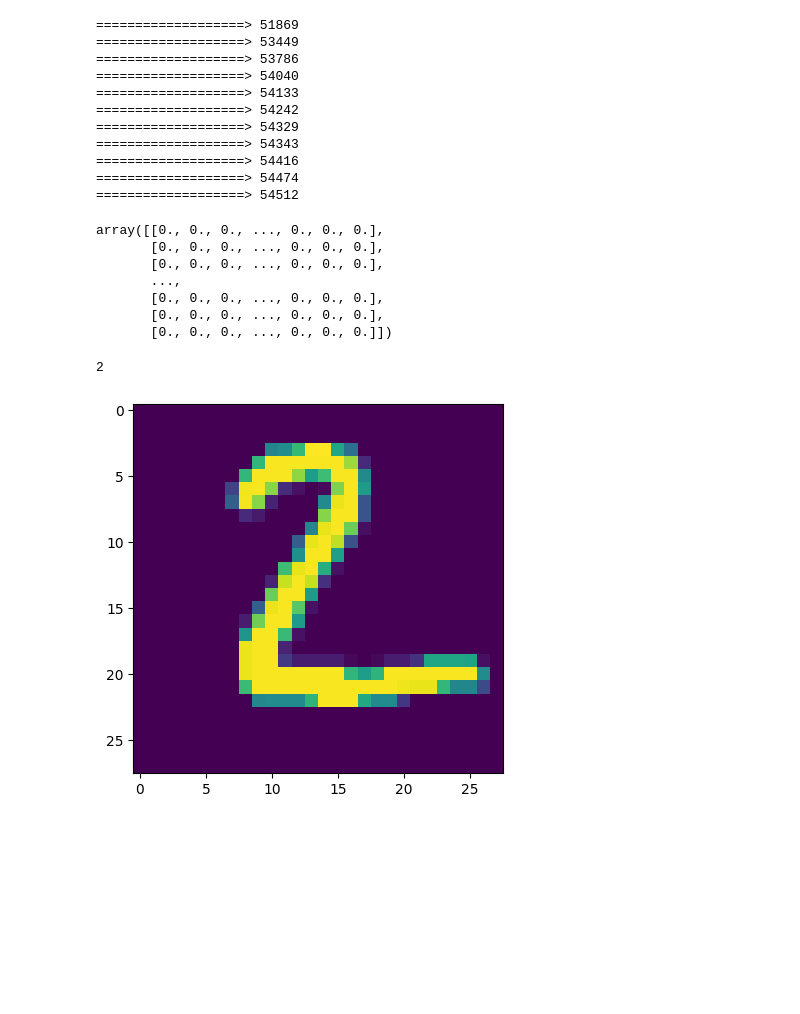
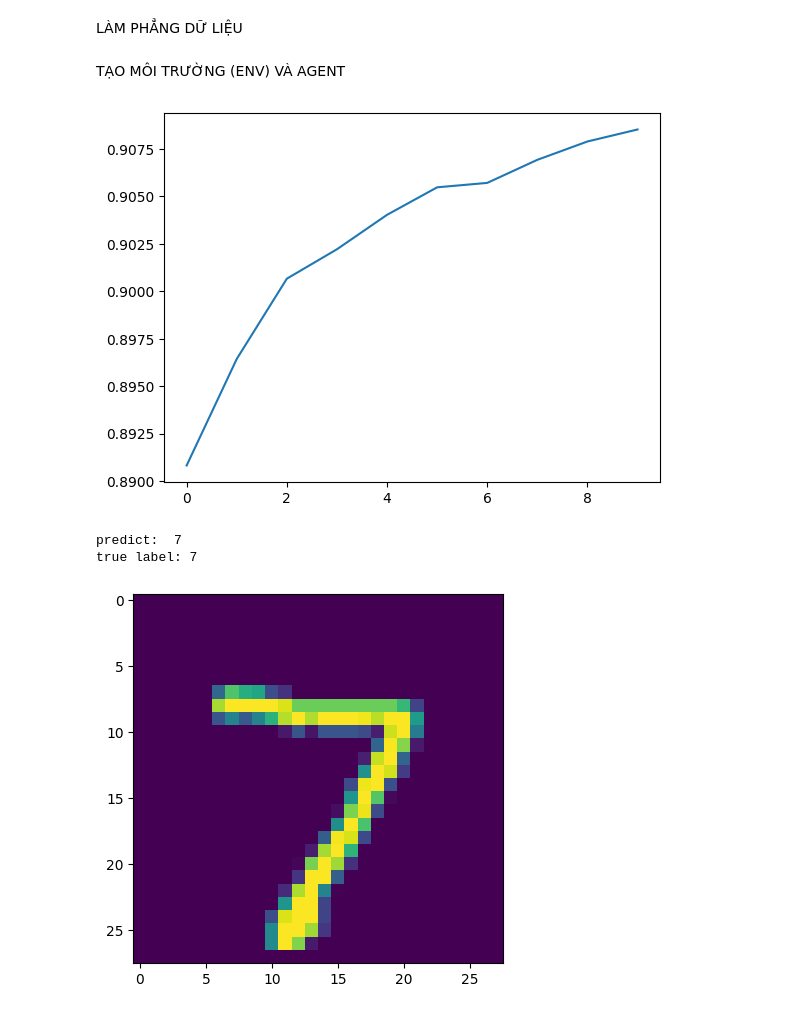
Before and after one commit to PLKhang/PythonAI, a Jupyter notebook: DeepQLearning1Layer.ipynb, the cells around one changed output. Saved outputs shown, nothing was run; the diff lists cells and outputs as text; code cells hidden in the pictures; blank space fills up the shorter version.

```diff
--- a/DeepQLearning1Layer.ipynb
+++ b/DeepQLearning1Layer.ipynb
@@ -25,6 +19,10 @@ model.compile(optimizer='adam',loss='mse',metrics=['accuracy'])
+# %% [markdown]
+LÀM PHẲNG DỮ LIỆU
 # %%
 train_images = train_images.reshape(60000,784)
 test_images = test_images.reshape(10000,784)
+# %% [markdown]
+TẠO MÔI TRƯỜNG (ENV) VÀ AGENT
 # %%
 class env:
     def __init__(self,train_images,train_labels):
@@ -44,9 +42,8 @@ class agent:
         self.train_labels = train_labels
         self.learning_rate = 1e-8
         self.env = env(self.train_images,self.train_labels)
-        self.w = np.zeros([10,784])
+        self.w = np.zeros([10,784])# trọng số w
     def predict(self,image,training="No"):
-        # image = image.reshape(1,784)
         if training == "Yes":
             w = self.w
         else: w = self.w_max
@@ -74,46 +71,31 @@ class agent:
                         self.w[i,:]= self.w[i,:] -  self.train_images[i]*self.learning_rate*0.001
         return self.w,count
     def train(self):
+        accuracy = []
         self.w_max,max_count = self.update_w()
-        print("===================>",max_count)
         for i in range(10):
             w ,count = self.update_w()
-            print("===================>",count)
+            accuracy.append((count/60000))
             if max_count<count:
                 max_count=count
                 self.w_max = w
             elif self.learning_rate>= 1e-10 : self.learning_rate -=0.1*self.learning_rate
-            # if max_count - count >50:
-            #     break
-        return self.w_max
+        return self.w_max,accuracy
 # %%
 ag = agent(train_images,train_labels)
-ag.train()
+_,accuracy = ag.train()
+plt.plot(accuracy)
+plt.show()
 # %% [output]
-===================> 51869
-===================> 53449
-===================> 53786
-===================> 54040
-===================> 54133
-===================> 54242
-===================> 54329
-===================> 54343
-===================> 54416
-===================> 54474
-===================> 54512
-array([[0., 0., 0., ..., 0., 0., 0.],
-       [0., 0., 0., ..., 0., 0., 0.],
-       [0., 0., 0., ..., 0., 0., 0.],
-       ...,
-       [0., 0., 0., ..., 0., 0., 0.],
-       [0., 0., 0., ..., 0., 0., 0.],
-       [0., 0., 0., ..., 0., 0., 0.]])
+[figure, added]
 # %%
-i =1
+i =0
 label = ag.predict(test_images[i])
-print(label)
+print("predict: ",label)
+print("true label:",np.argmax(test_labels[i]))
 plt.imshow(test_images[i].reshape(28,28))
 plt.show()
 # %% [output]
-2
+predict:  7
+true label: 7
-[figure, old version]
+[figure, new version]
```
Also changed, not shown: parts of 1 cell of this notebook, 3 other files.
